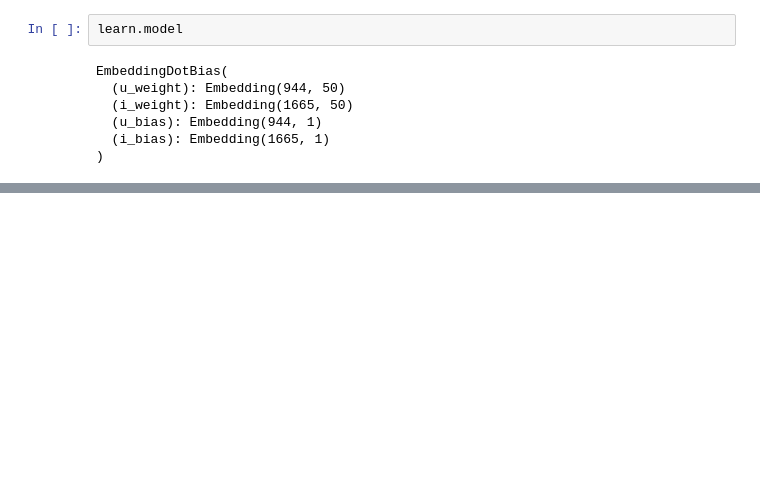
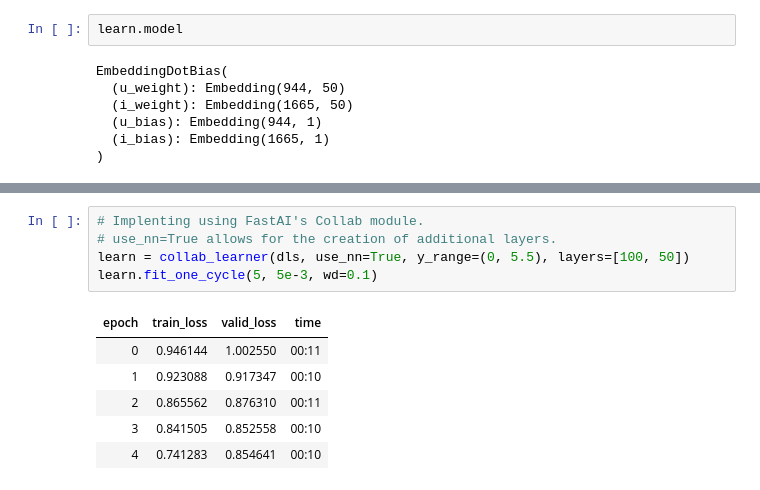
Before and after one commit to bil-ardhry/fastai_course_22, a Jupyter notebook: Collaborate_Filtering_Deepdive.ipynb, the cells around one changed output, grey strips where cells are left out. Drawn from its saved outputs; the diff is of its cells as text; blank space fills up the shorter version.

```diff
--- a/Collaborate_Filtering_Deepdive.ipynb
+++ b/Collaborate_Filtering_Deepdive.ipynb
@@ -465,0 +519,12 @@ idxs = movie_bias.argsort(descending=False)[:5]
+# %%
+# Implenting using FastAI's Collab module.
+# use_nn=True allows for the creation of additional layers.
+learn = collab_learner(dls, use_nn=True, y_range=(0, 5.5), layers=[100, 50])
+learn.fit_one_cycle(5, 5e-3, wd=0.1)
+# %% [output]
+| epoch | train_loss | valid_loss | time |
+| 0 | 0.946144 | 1.002550 | 00:11 |
+| 1 | 0.923088 | 0.917347 | 00:10 |
+| 2 | 0.865562 | 0.876310 | 00:11 |
+| 3 | 0.841505 | 0.852558 | 00:10 |
+| 4 | 0.741283 | 0.854641 | 00:10 |
```
Also changed, not shown: parts of 18 cells of this notebook.
